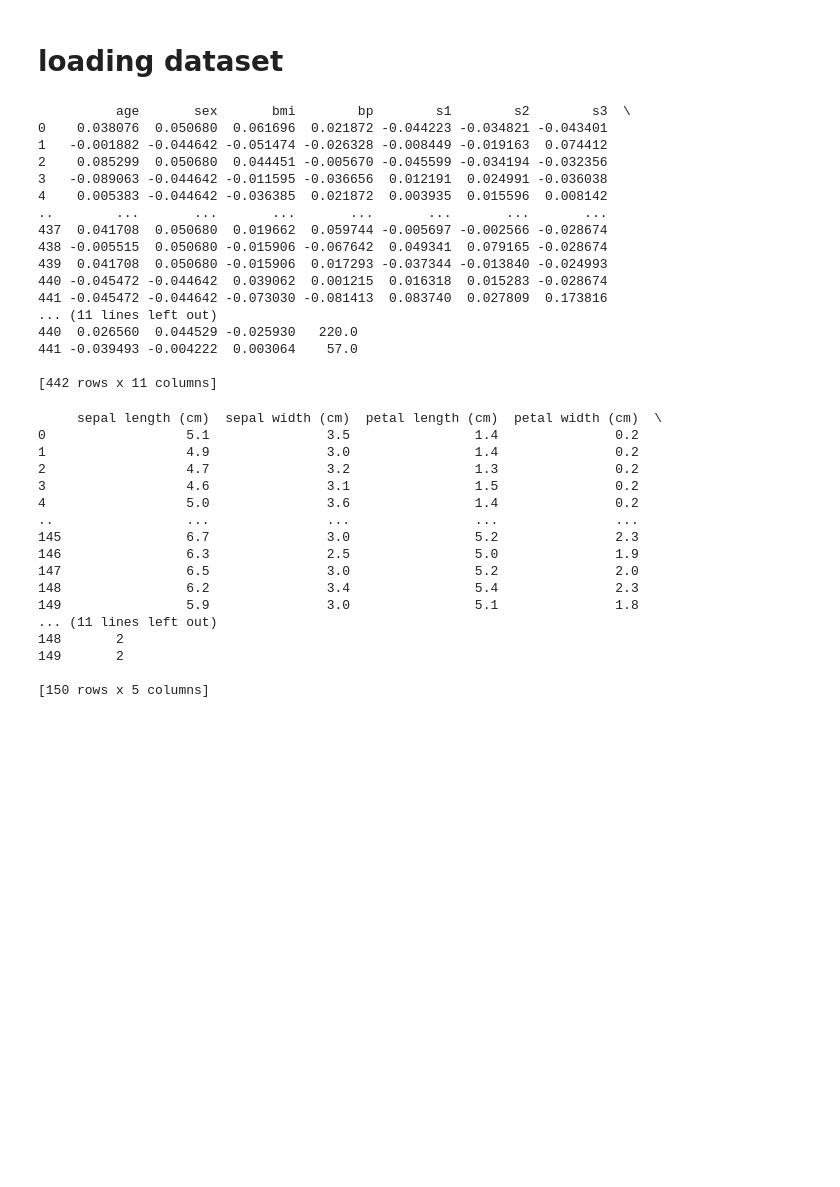
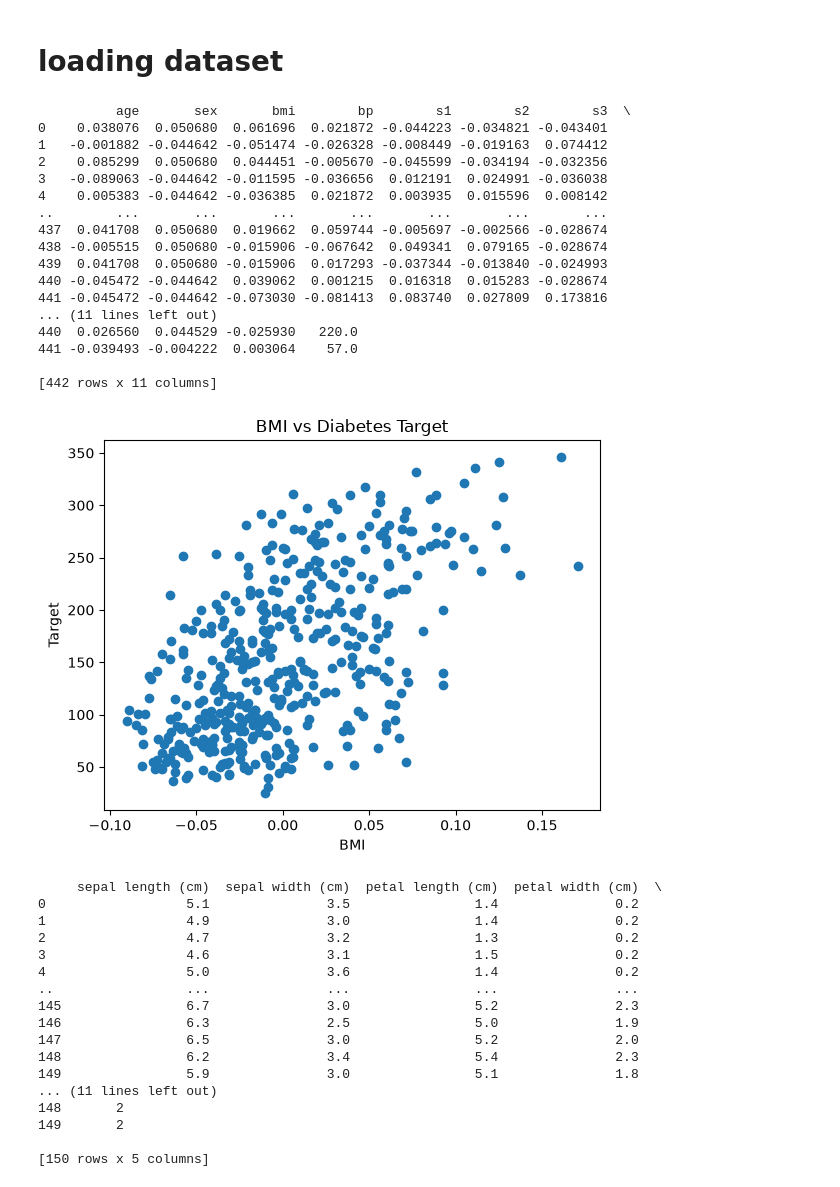
Before and after one commit to Kunal8954/Machine-Learning, a Jupyter notebook: dataset.ipynb, the cells around one changed output. Drawn from its saved outputs; the diff is of its cells as text; code cells hidden in the pictures; blank space fills up the shorter version.

```diff
--- a/dataset.ipynb
+++ b/dataset.ipynb
@@ -7,28 +7,37 @@ import matplotlib as plt
 # %%
 data = load_diabetes()
 
 df = pd.DataFrame(data.data, columns=data.feature_names)
 df["target"] = data.target
 
 print(df)
+
+plt.scatter(df["bmi"], df["target"])
+
+plt.xlabel("BMI")
+plt.ylabel("Target")
+plt.title("BMI vs Diabetes Target")
+
+plt.show()
 # %% [output]
           age       sex       bmi        bp        s1        s2        s3  \
 0    0.038076  0.050680  0.061696  0.021872 -0.044223 -0.034821 -0.043401
 1   -0.001882 -0.044642 -0.051474 -0.026328 -0.008449 -0.019163  0.074412
 2    0.085299  0.050680  0.044451 -0.005670 -0.045599 -0.034194 -0.032356
 3   -0.089063 -0.044642 -0.011595 -0.036656  0.012191  0.024991 -0.036038
 4    0.005383 -0.044642 -0.036385  0.021872  0.003935  0.015596  0.008142
 ..        ...       ...       ...       ...       ...       ...       ...
 437  0.041708  0.050680  0.019662  0.059744 -0.005697 -0.002566 -0.028674
 438 -0.005515  0.050680 -0.015906 -0.067642  0.049341  0.079165 -0.028674
 439  0.041708  0.050680 -0.015906  0.017293 -0.037344 -0.013840 -0.024993
 440 -0.045472 -0.044642  0.039062  0.001215  0.016318  0.015283 -0.028674
 441 -0.045472 -0.044642 -0.073030 -0.081413  0.083740  0.027809  0.173816
 ... (11 lines left out)
 440  0.026560  0.044529 -0.025930   220.0
 441 -0.039493 -0.004222  0.003064    57.0
 
 [442 rows x 11 columns]
+[figure, added]
 # %%
 data = load_iris()
 
```
Also changed, not shown: parts of 1 cell of this notebook.
